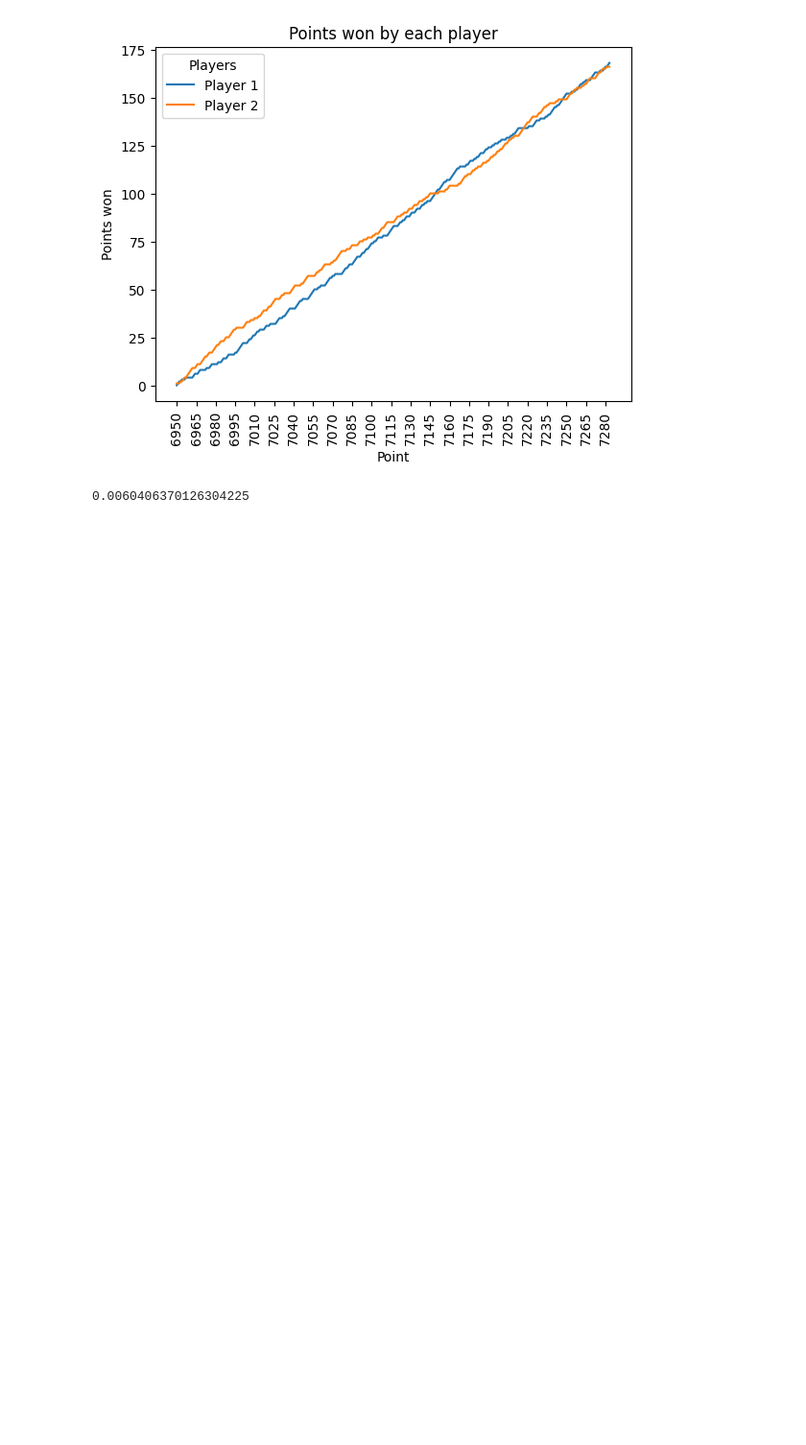
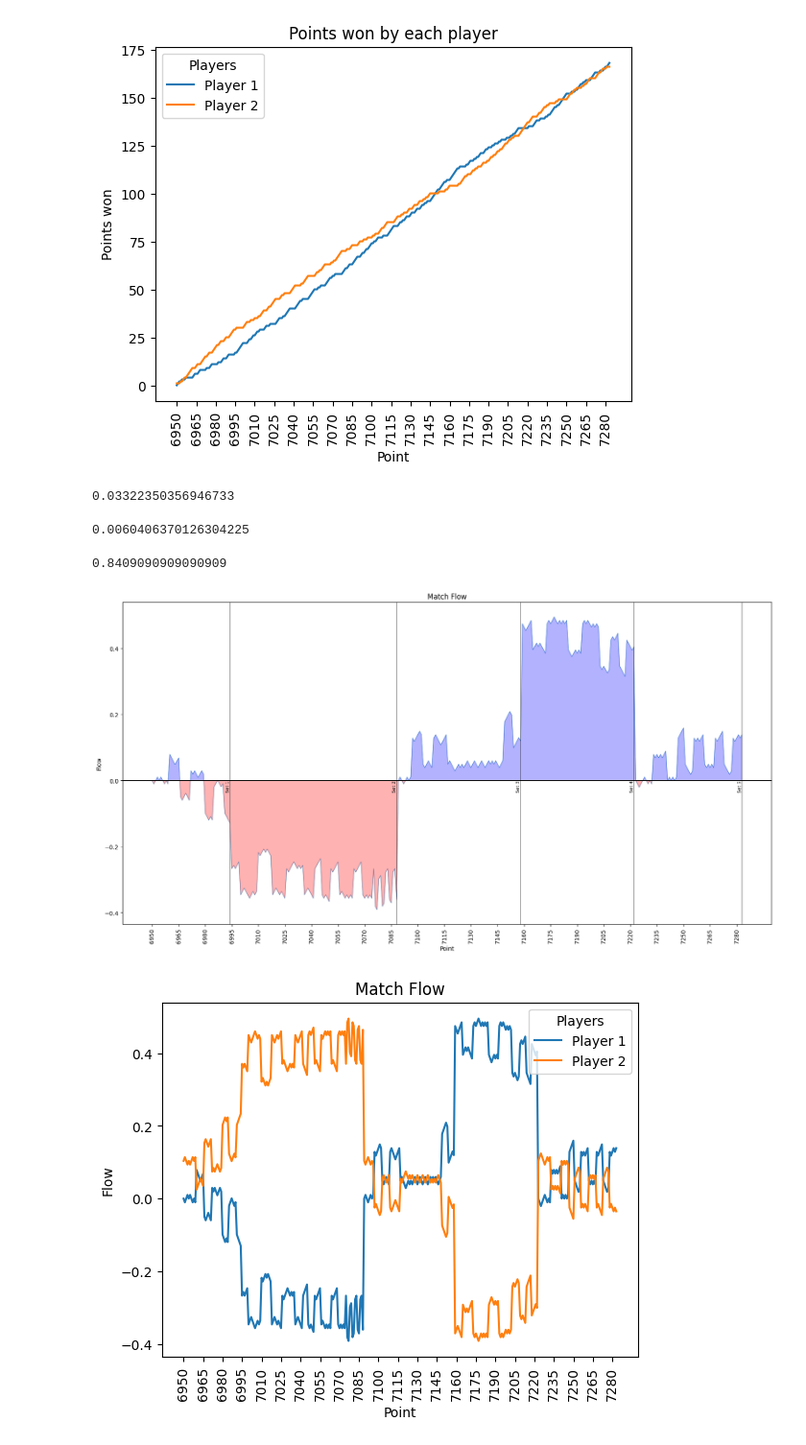
Before and after one commit to yubrajbhandari923/MCMContest, a Jupyter notebook: basic_graphs.ipynb, the cells around one changed output. Shown at 96% size. Saved outputs shown, nothing was run; the diff lists cells and outputs as text; code cells hidden in the pictures; blank space fills up the shorter version.

Commit message:
Update Flow does not look good

```diff
--- a/basic_graphs.ipynb
+++ b/basic_graphs.ipynb
@@ -401,6 +465,10 @@ def calc_prob(df, col):
 
     prob = ((match_victor_2[f"p1_{col}"] == 1).sum() + (match_victor_2[f"p2_{col}"] == 1).sum()) / (len(match_victor_1) + len(match_victor_2))
     return prob
+# %%
+calc_prob(df, "ace")
+# %% [output]
+0.03322350356946733
 # %%
 calc_prob(df, "break_pt_won") # wining a break point does not have a significant effect on the match outcome
 # %% [output]
@@ -407,0 +548,10 @@ calc_prob(df, "break_pt_won") # wining a break point does not have a significant
+# %%
+P_win_game_and_is_server(df) # the server has a slight advantage
+# %% [output]
+0.8409090909090909
+# %%
+# plot_match_flow(matches_df[-1], [0.44796814936847884, 0.39621087314662273,0, 0.1, 0])
+plot_match_flow(matches_df[-1], [600/809, 100/809, 84/809, 25/809,0])
+# %% [output]
+[figure, added]
+[figure, added]
```
Also changed, not shown: parts of 3 cells of this notebook.
